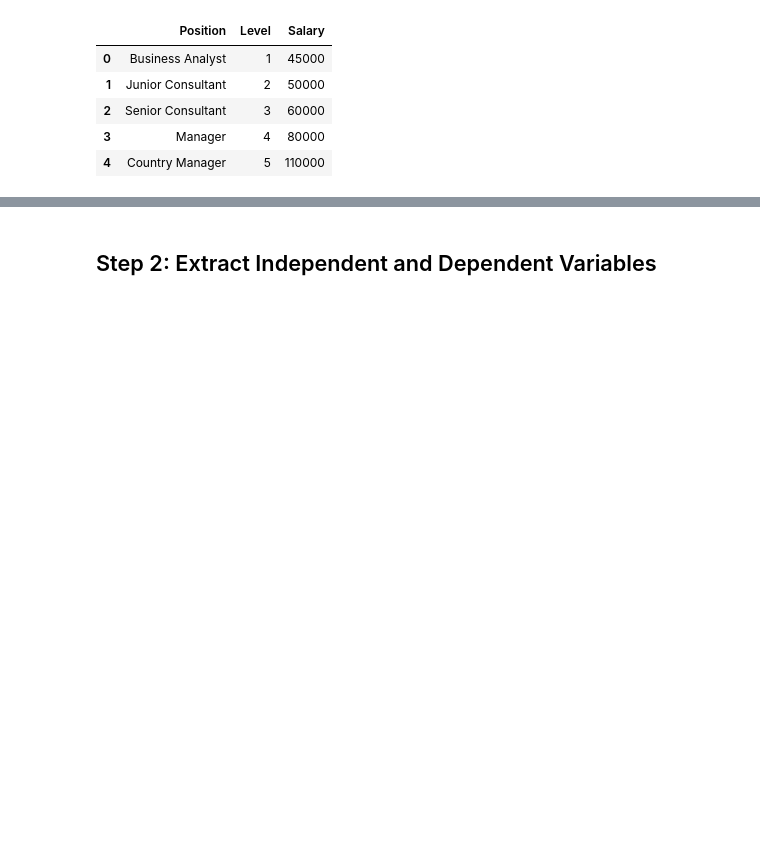
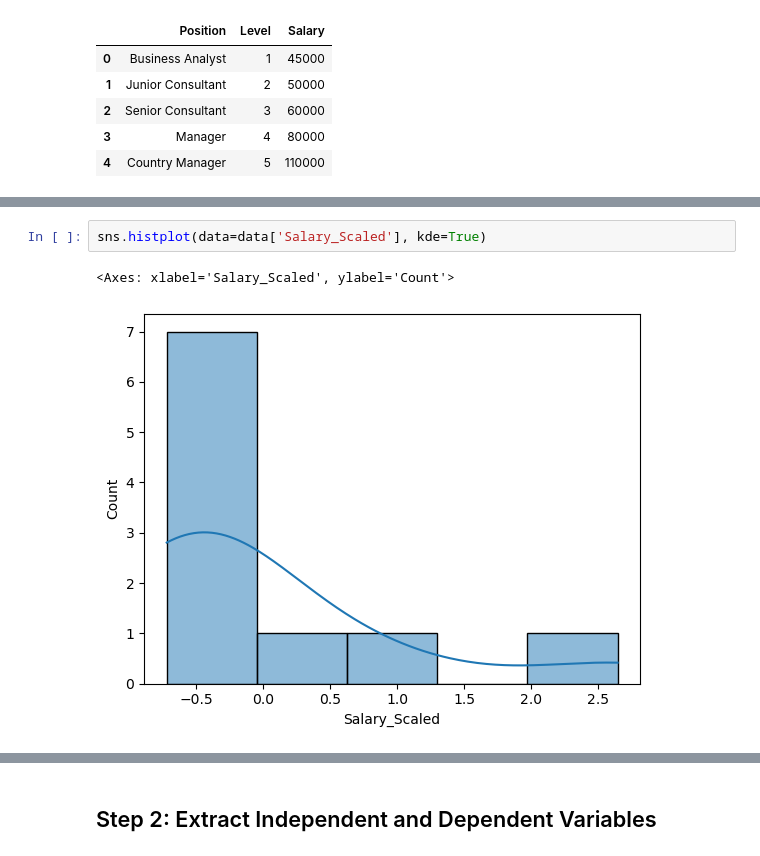
Before and after one commit to dbabichenko/python_for_data_and_analytics, a Jupyter notebook: Linear Regression/PolynomialRegressionExample.ipynb, the cells around one changed output, grey strips where cells are left out. Drawn from its saved outputs; the diff is of its cells as text; blank space fills up the shorter version.

```diff
--- a/Linear Regression/PolynomialRegressionExample.ipynb
+++ b/Linear Regression/PolynomialRegressionExample.ipynb
@@ -23,0 +38,5 @@ data.head()
+# %%
+sns.histplot(data=data['Salary_Scaled'], kde=True)
+# %% [output]
+<Axes: xlabel='Salary_Scaled', ylabel='Count'>
+[figure, added]
```
Also changed, not shown: parts of 8 cells of this notebook, 2 other files.
